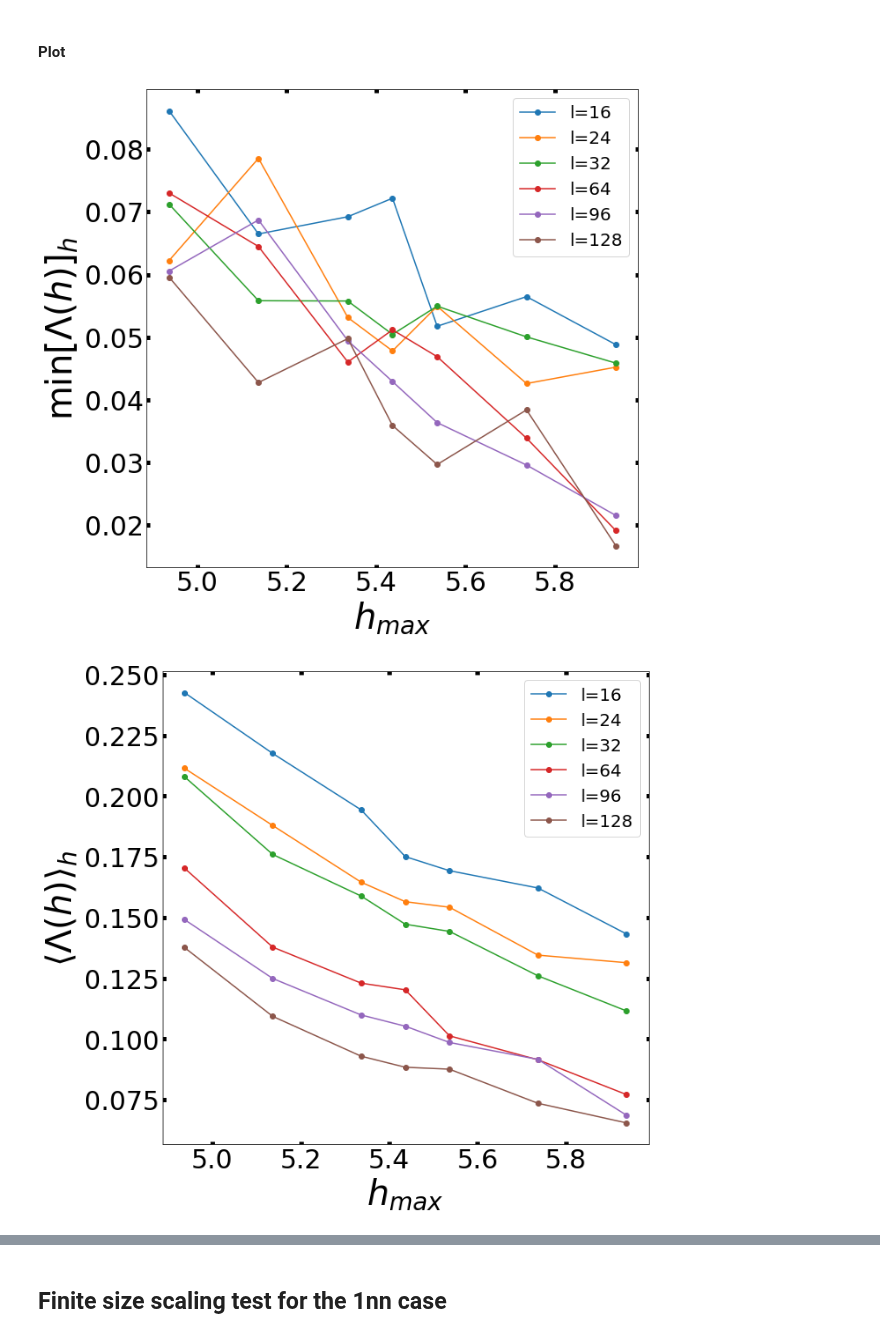
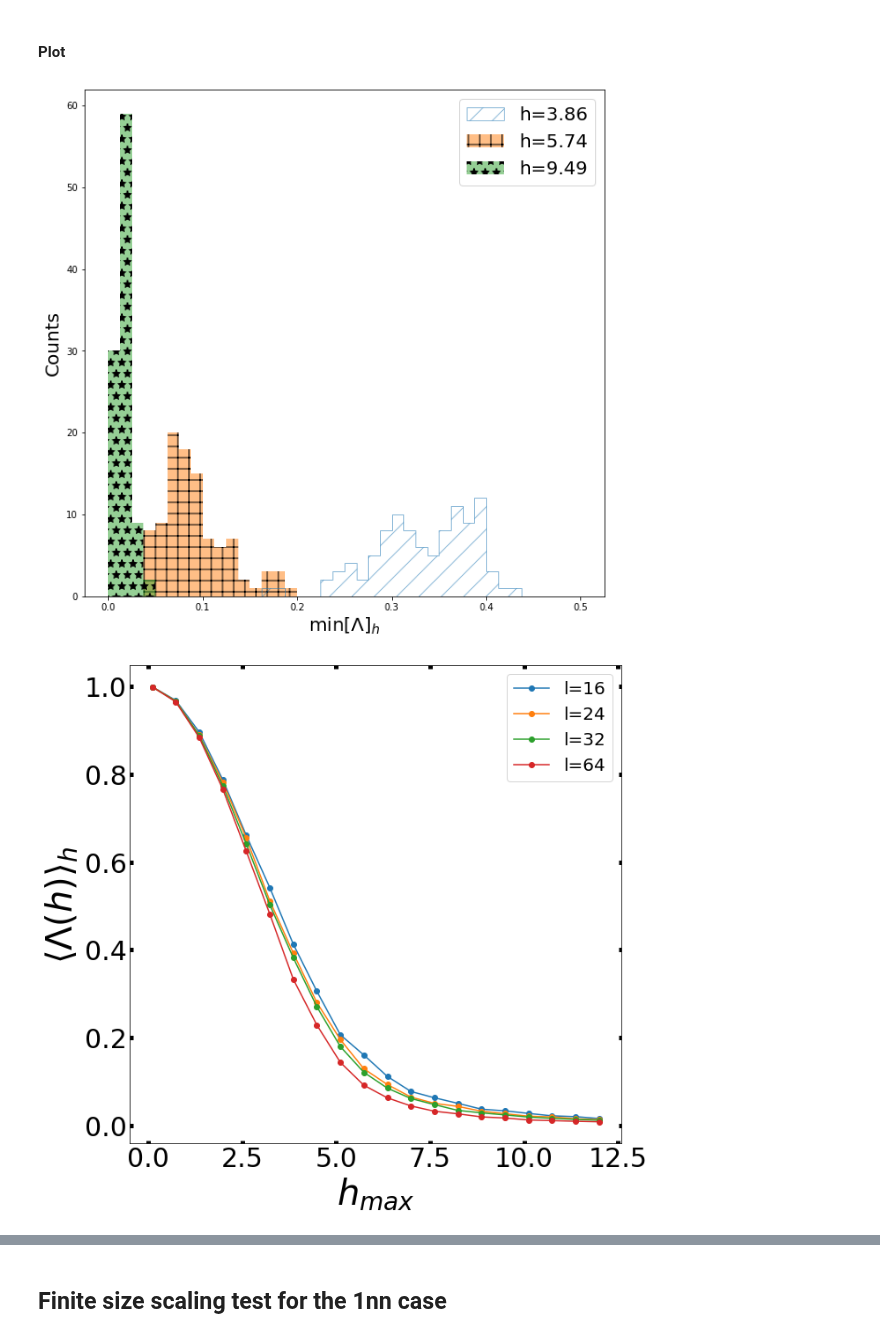
Before and after one commit to emacosta95/quantum_simulations_for_ising, a Jupyter notebook: H-M_mapping_test.ipynb, the cells around one changed output, grey strips where cells are left out. Cells and saved outputs as stored; diff of their text form; code cells hidden in the pictures.

```diff
--- a/H-M_mapping_test.ipynb
+++ b/H-M_mapping_test.ipynb
@@ -29,7 +29,7 @@ os.environ["MKL_NUM_THREADS"] = str(3)  # set number of MKL threads to run in pa
 #### Data
 # %%
 
-h_max=np.linspace(np.e-0.5,np.e+0.5,11)
+h_max=np.linspace(0.1,5,11)
 ndata=100
 nbatch=5
 ls=[16,32,64]
@@ -85,7 +85,7 @@ for i in range(len(ls)):
         print(pr)
         pb_low.append(pr/ndata)
         m.append(mij)
-        min_eigh.append(np.min(lambd))
+        min_eigh.append((lambd))
 
     ml.append(m)
     min_eighl.append(min_eigh)
@@ -195,9 +190,9 @@ os.environ["MKL_NUM_THREADS"] = str(3)  # set number of MKL threads to run in pa
 #### Data
 # %%
 h_max=[2*np.exp(1)-0.5,2*np.exp(1)-0.3,2*np.exp(1)-0.1,2*np.exp(1),2*np.exp(1)+0.1,2*np.exp(1)+0.3,2*np.exp(1)+0.5]
-#h_max=np.load('data/coordinates_hmax_h_k_field_011222.npz')['hmax']
+h_max=np.load('data/coordinates_hmax_h_k_field_011222.npz')['hmax']
 ndata=100
-ls=[16,24,32,64,96,128]
+ls=[16,24,32,64]
 j=-1
 zs_l={}
 zzs_l={}
@@ -240,7 +234,7 @@ for i in range(len(ls)):
         print(pr)
         pb_low.append(pr/ndata)
         m.append(mij)
-        min_eigh.append(np.min(lambd))
+        min_eigh.append((lambd))
 
     ml.append(m)
     min_eighl.append(min_eigh)
@@ -269,21 +263,16 @@ for i in range(len(ls)):
 # %%
 
 plt.figure(figsize=(10,10))
-for i in range(len(ls)):
-    plt.plot(h_max,min_eighl[i],marker='o',label=f'l={ls[i]}')
-    plt.xlabel(r'$h_{max}$',fontsize=40)
-    plt.ylabel(r'$\min[ \Lambda(h)]_{h}$',fontsize=40)
-    plt.tick_params(
-                top=True,
-                right=True,
-                labeltop=False,
-                labelright=False,
-                direction="in",
-                labelsize=30,
-                width=5,
-            )
+idx_1=6
+idx_2=9
+idx_3=15
+plt.hist(min_eighl[-1][idx_1],label=f'h={h_max[idx_1]:.2f}',bins=40,alpha=0.5,range=(0,0.5),hatch='/',
+                    histtype="step",)
+plt.hist(min_eighl[-1][idx_2],label=f'h={h_max[idx_2]:.2f}',bins=40,alpha=0.5,range=(0,0.5),hatch='+')
+plt.hist(min_eighl[-1][idx_3],label=f'h={h_max[idx_3]:.2f}',bins=40,alpha=0.5,range=(0,0.5),hatch='*')
 plt.legend(fontsize=20)
-plt.show()
+plt.xlabel(r'$\min[\Lambda]_h$',fontsize=20)
+plt.ylabel(r'Counts',fontsize=20)
 
 plt.figure(figsize=(10,10))
 for i in range(len(ls)):
@@ -292,32 +281,32 @@ plt.xlabel(r'$h_{max}$',fontsize=40)
 plt.ylabel(r'$\langle \Lambda(h)\rangle_{h}$',fontsize=40)
 plt.tick_params(
             top=True,
             right=True,
             labeltop=False,
             labelright=False,
             direction="in",
             labelsize=30,
             width=5,
         )
 plt.legend(fontsize=20)
 plt.show()
 plt.figure(figsize=(10,10))
 for i in range(len(ls)):
     plt.plot(h_max,pb_lowl[i],marker='o',label=f'l={ls[i]}')
 plt.axvline(x=2*np.e,color='red',linestyle=':',label='critical point')
 plt.xlabel(r'$h_{max}$',fontsize=40)
 plt.ylabel(r'$P( \Lambda(h)<0.05)$',fontsize=40)
 plt.tick_params(
             top=True,
             right=True,
             labeltop=False,
             labelright=False,
             direction="in",
             labelsize=30,
             width=5,
         )
 plt.legend(fontsize=20)
 plt.show()
 # %% [output]
-[figure, old version]
+[figure, new version]
-[figure, old version]
+[figure, new version]
```
Also changed, not shown: parts of 5 cells of this notebook, 7 other files.
